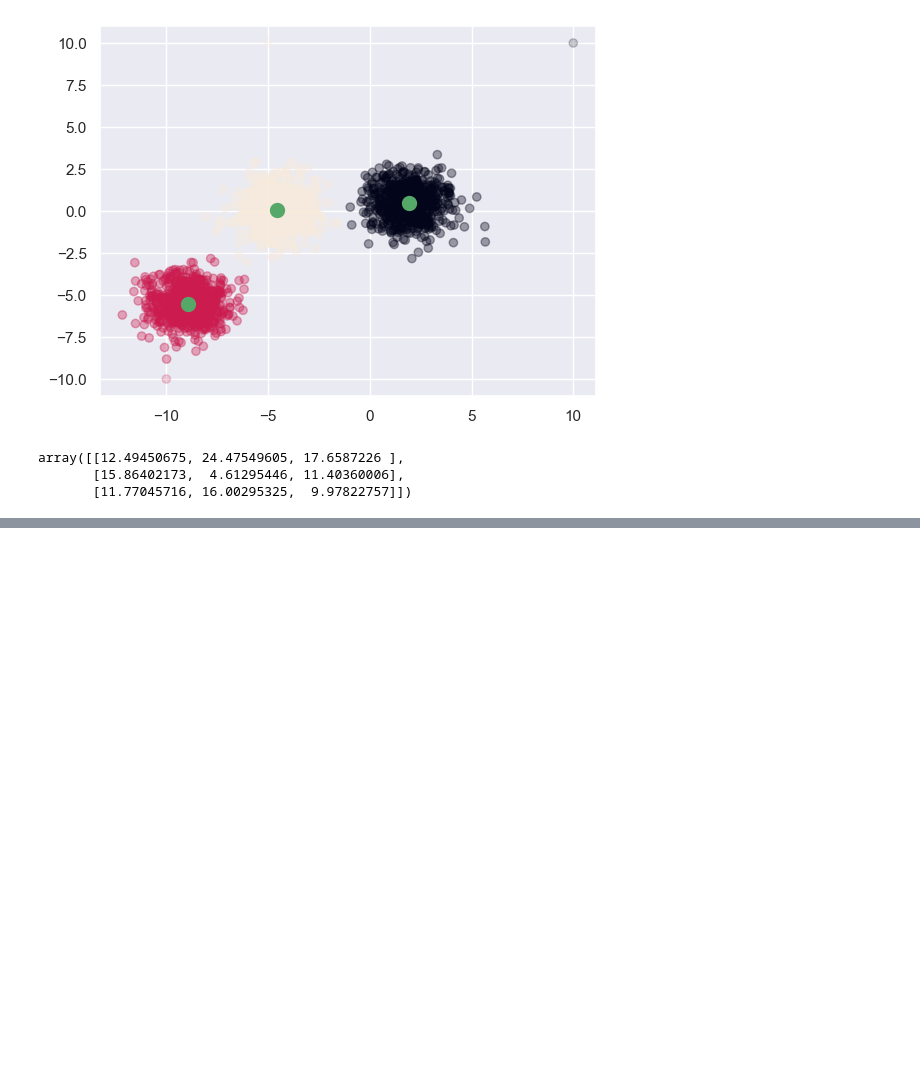
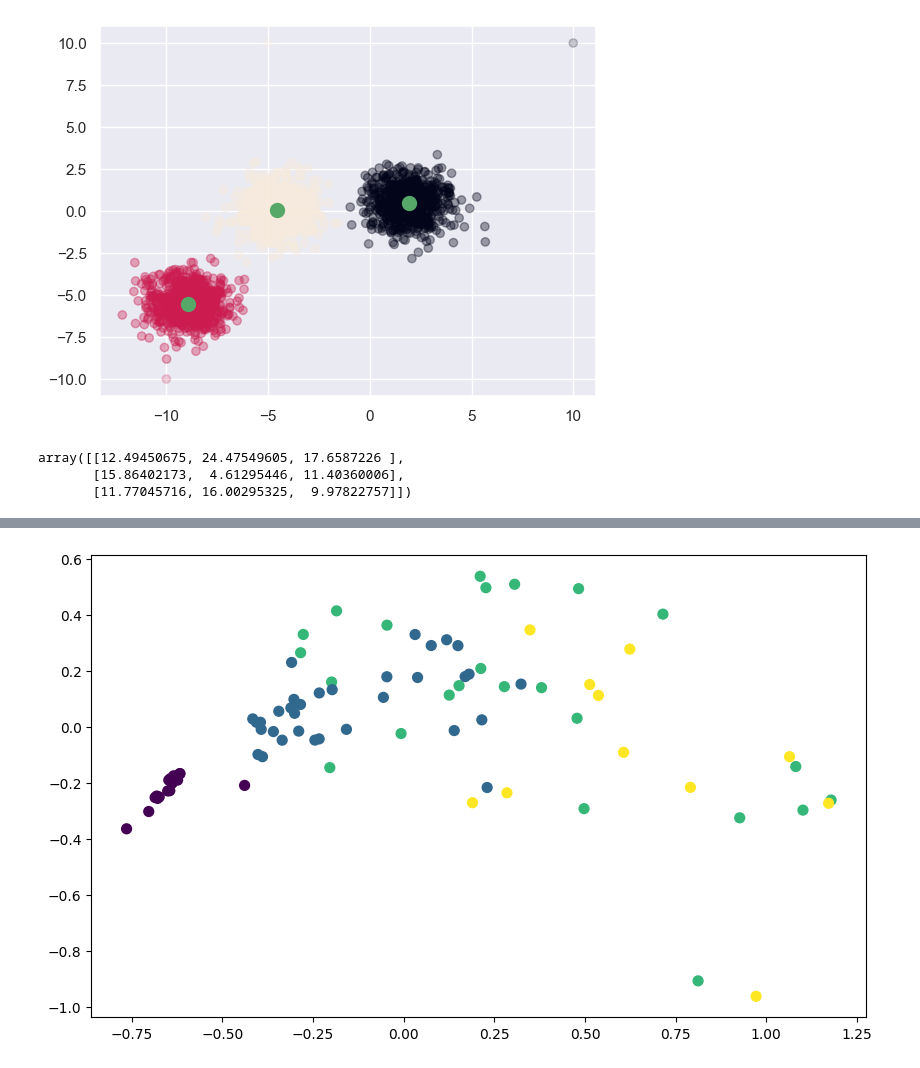
Before and after one commit to Darional/Data-Analysis-and-Python-Library-Codes, a Jupyter notebook: Data_Analysis_and_numpy/08_Unsupervised_Learning.ipynb, the cells around one changed output, grey strips where cells are left out. Cells and saved outputs as stored; diff of their text form; code cells hidden in the pictures; blank space fills up the shorter version.

```diff
--- a/Data_Analysis_and_numpy/08_Unsupervised_Learning.ipynb
+++ b/Data_Analysis_and_numpy/08_Unsupervised_Learning.ipynb
@@ -123,0 +362,7 @@ array([[12.49450675, 24.47549605, 17.6587226 ],
+# %%
+# Real Data
+plt.figure(figsize=(10,6))
+plt.scatter(reduced_data[:, 0], reduced_data[:, 1], s=50, c=y_train)
+plt.show()
+# %% [output]
+[figure, added]
```
Also changed, not shown: parts of 20 cells of this notebook, 2 other files.
